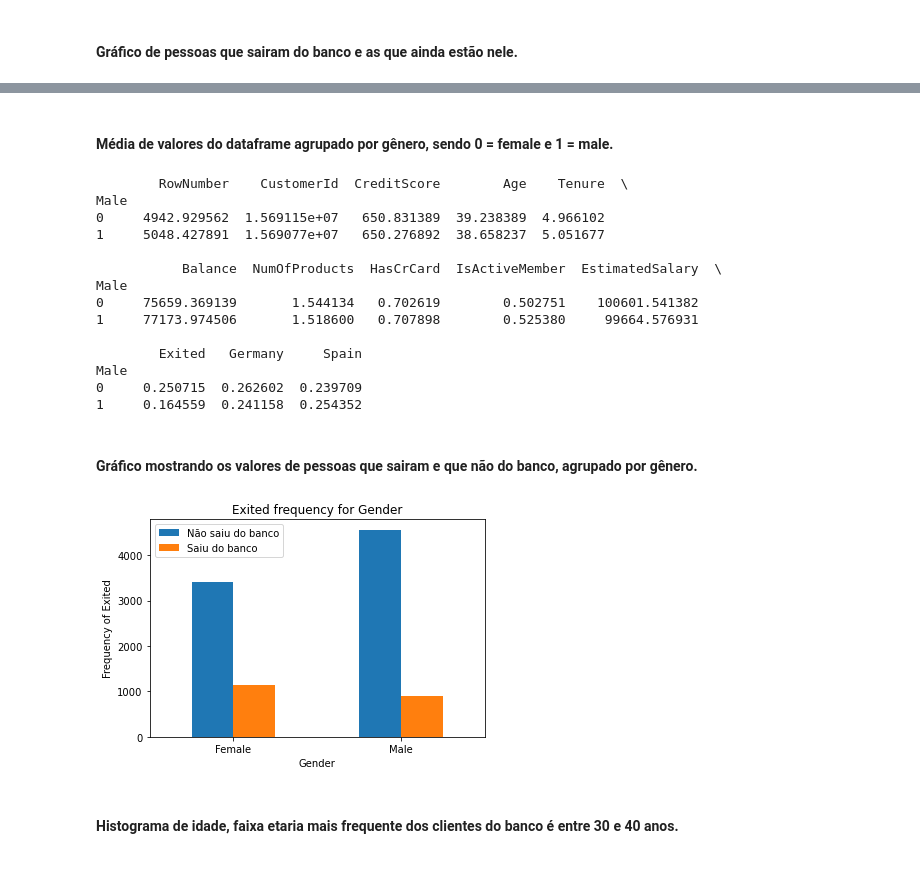
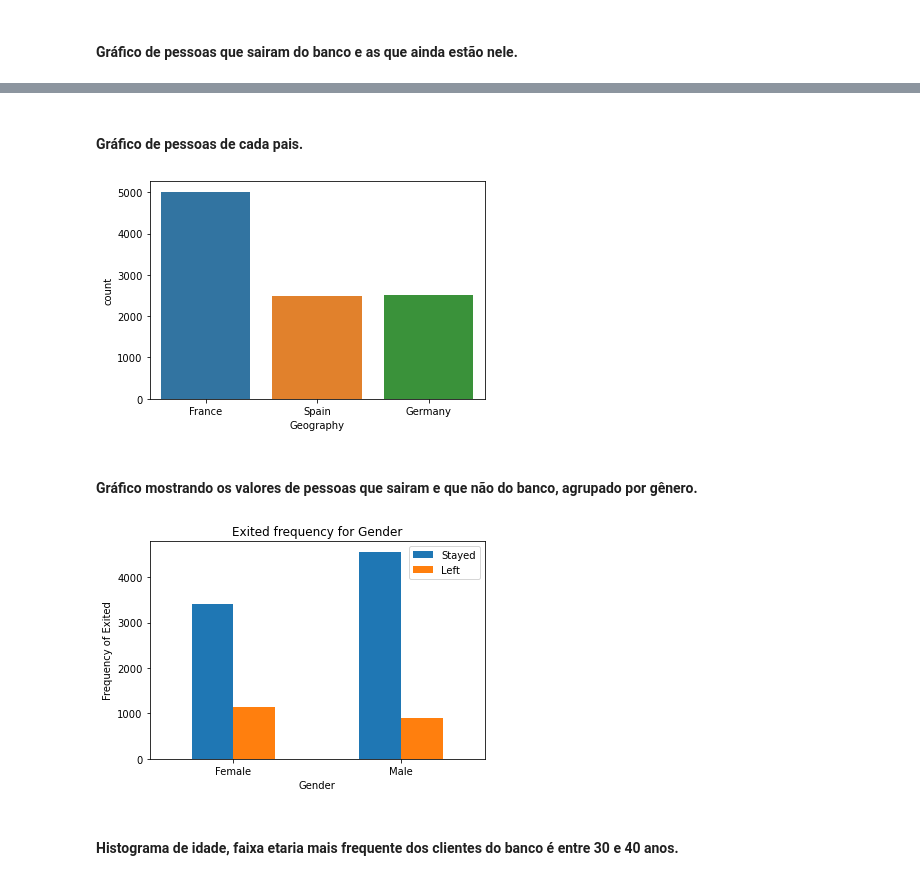
Before and after one commit to 13ggd/Predict-Churn, a Jupyter notebook: DESAFIO_INDICIUM.ipynb, the cells around one changed output, grey strips where cells are left out. Drawn from its saved outputs; the diff is of its cells as text; code cells hidden in the pictures.

```diff
--- a/DESAFIO_INDICIUM.ipynb
+++ b/DESAFIO_INDICIUM.ipynb
@@ -210,35 +281,22 @@ Exited
-# %% [markdown]
-#### Média de valores do dataframe agrupado por gênero, sendo 0 = female e 1 = male.
-# %%
-print(df_churn_clean.groupby('Male').mean())
-#GENDER FEMALE NORMALMENTE SAI MAIS DA EMPRESA QUE HOMENS
-# %% [output]
-        RowNumber    CustomerId  CreditScore        Age    Tenure  \
-Male
-0     4942.929562  1.569115e+07   650.831389  39.238389  4.966102
-1     5048.427891  1.569077e+07   650.276892  38.658237  5.051677
-
-           Balance  NumOfProducts  HasCrCard  IsActiveMember  EstimatedSalary  \
-Male
-0     75659.369139       1.544134   0.702619        0.502751    100601.541382
-1     77173.974506       1.518600   0.707898        0.525380     99664.576931
-
-        Exited   Germany     Spain
-Male
-0     0.250715  0.262602  0.239709
-1     0.164559  0.241158  0.254352
+# %% [markdown]
+#### Gráfico de pessoas de cada pais.
+# %%
+sns.countplot(x='Geography', data=df_churn)
+plt.show()
+# %% [output]
+[figure, added]
 # %% [markdown]
 #### Gráfico mostrando os valores de pessoas que sairam e que não do banco, agrupado por gênero.
 # %%
 pd.crosstab(df_churn_clean.Male,df_churn_clean.Exited).plot(kind='bar')
 plt.title('Exited frequency for Gender')
-plt.legend(['Não saiu do banco', 'Saiu do banco'])
+plt.legend(['Stayed', 'Left'])
 plt.xticks([0, 1], ['Female', 'Male'], rotation='horizontal')
 plt.xlabel('Gender')
 plt.ylabel('Frequency of Exited')
 plt.show()
 # %% [output]
-[figure, old version]
+[figure, new version]
 # %% [markdown]
 #### Histograma de idade, faixa etaria mais frequente dos clientes do banco é entre 30 e 40 anos.
 # %%
```
Also changed, not shown: parts of 63 cells of this notebook.
